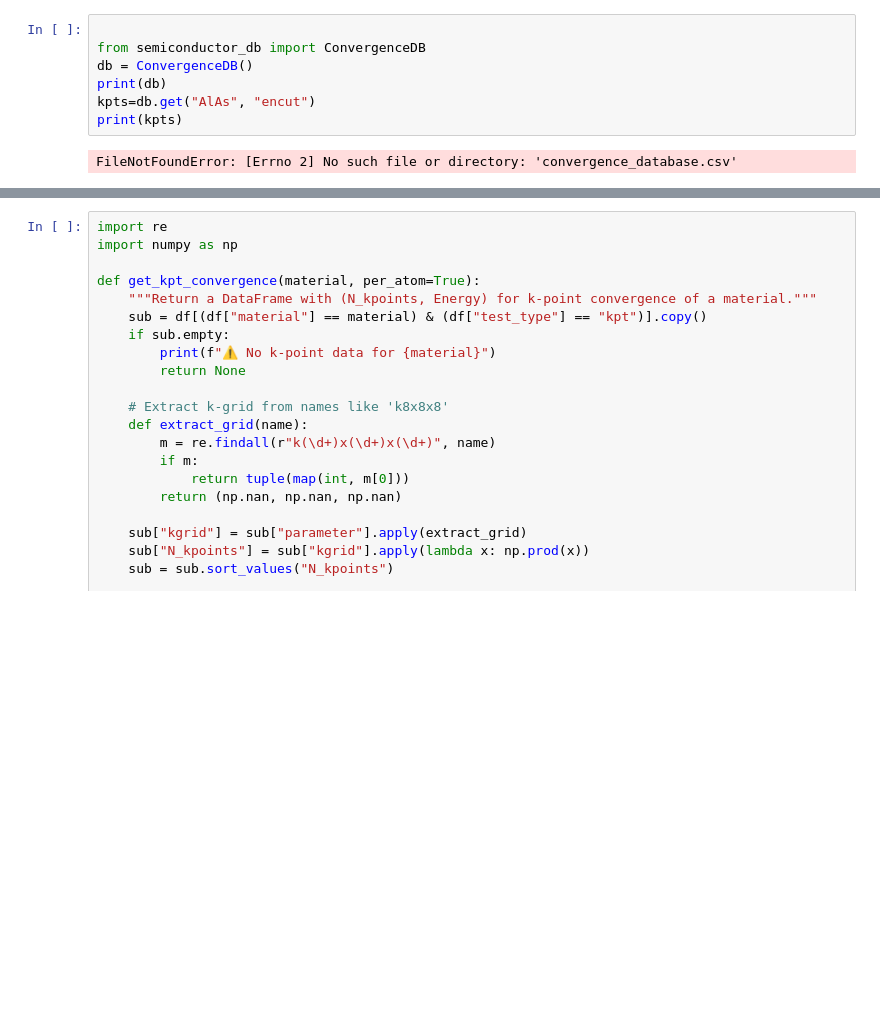
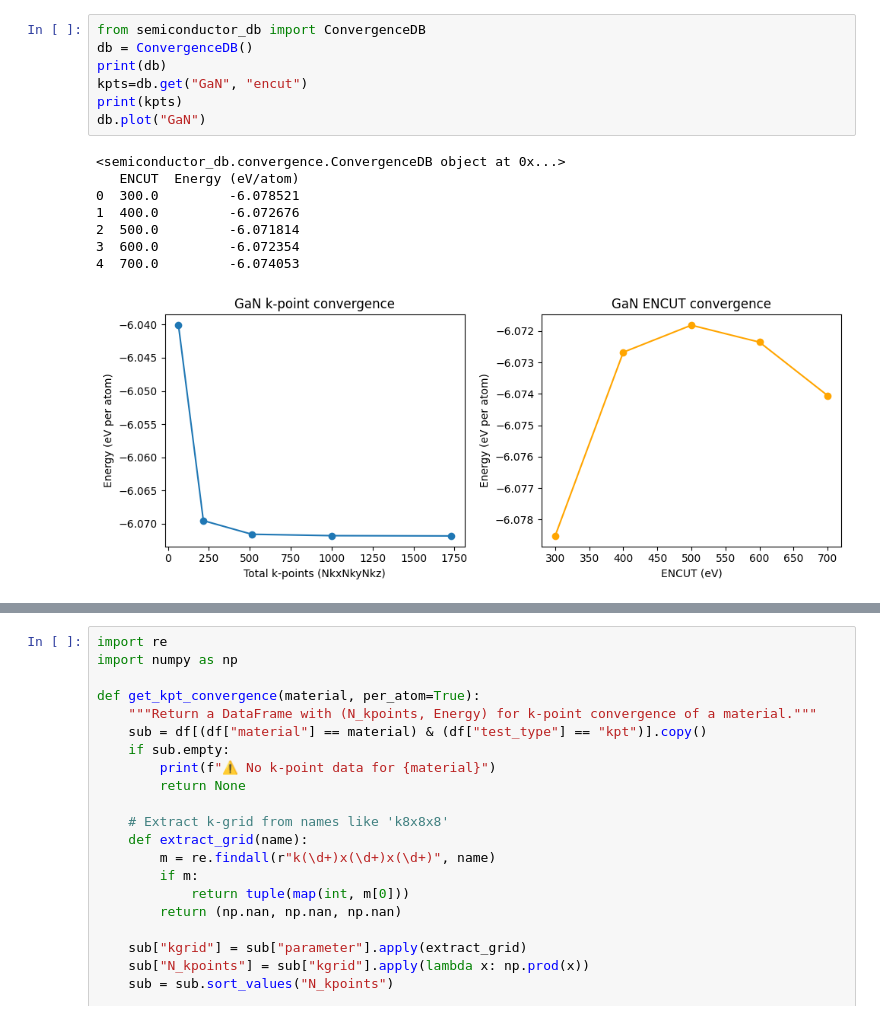
Before and after one commit to xzhng/semiconductorDB, a Jupyter notebook: dat_coll.ipynb, the cells around one changed output, grey strips where cells are left out. Cells and saved outputs as stored; diff of their text form; blank space fills up the shorter version.

```diff
--- a/dat_coll.ipynb
+++ b/dat_coll.ipynb
@@ -1,10 +1,17 @@
 # %%
-
 from semiconductor_db import ConvergenceDB
 db = ConvergenceDB()
 print(db)
-kpts=db.get("AlAs", "encut")
+kpts=db.get("GaN", "encut")
 print(kpts)
+db.plot("GaN")
 # %% [output]
-FileNotFoundError: [Errno 2] No such file or directory: 'convergence_database.csv'
+<semiconductor_db.convergence.ConvergenceDB object at 0x...>
+   ENCUT  Energy (eV/atom)
+0  300.0         -6.078521
+1  400.0         -6.072676
+2  500.0         -6.071814
+3  600.0         -6.072354
+4  700.0         -6.074053
+[figure, added]
 # %%
```
Also changed, not shown: parts of 1 cell of this notebook, 3 other files.
